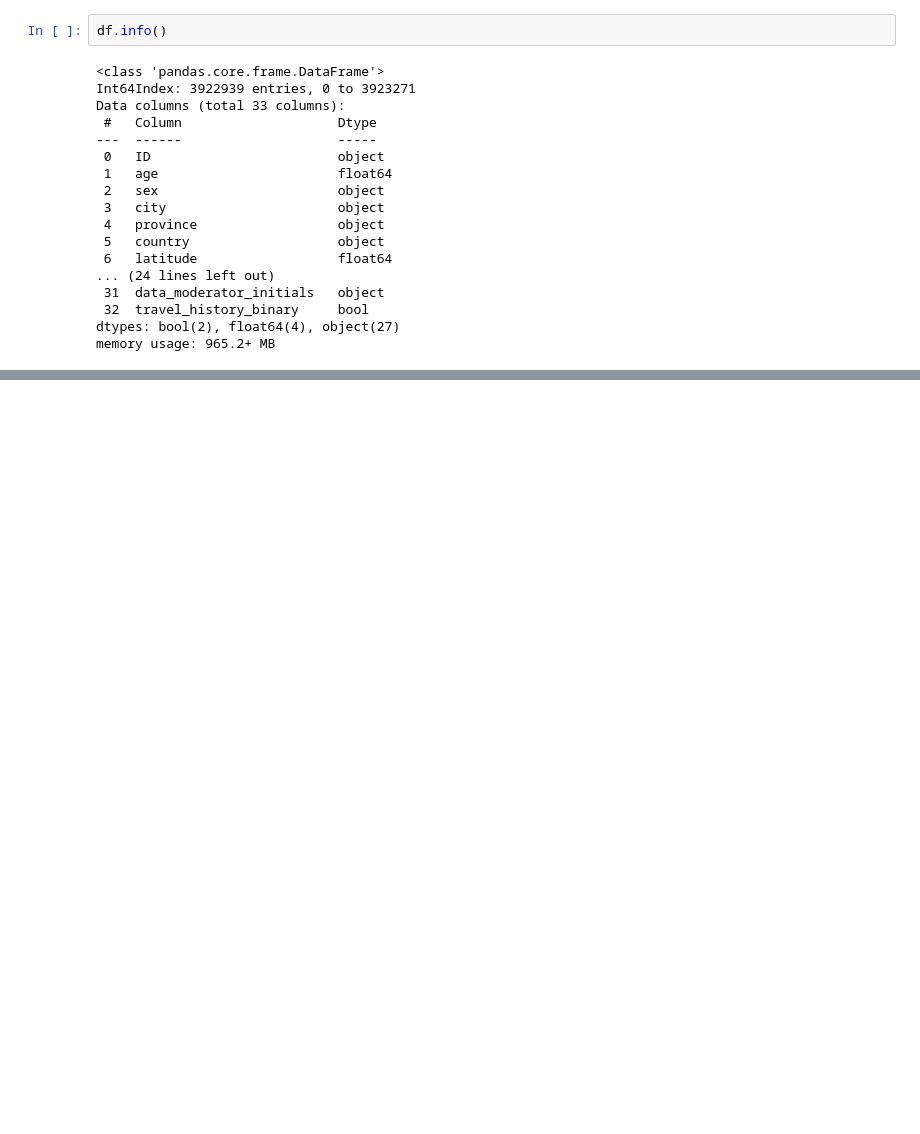
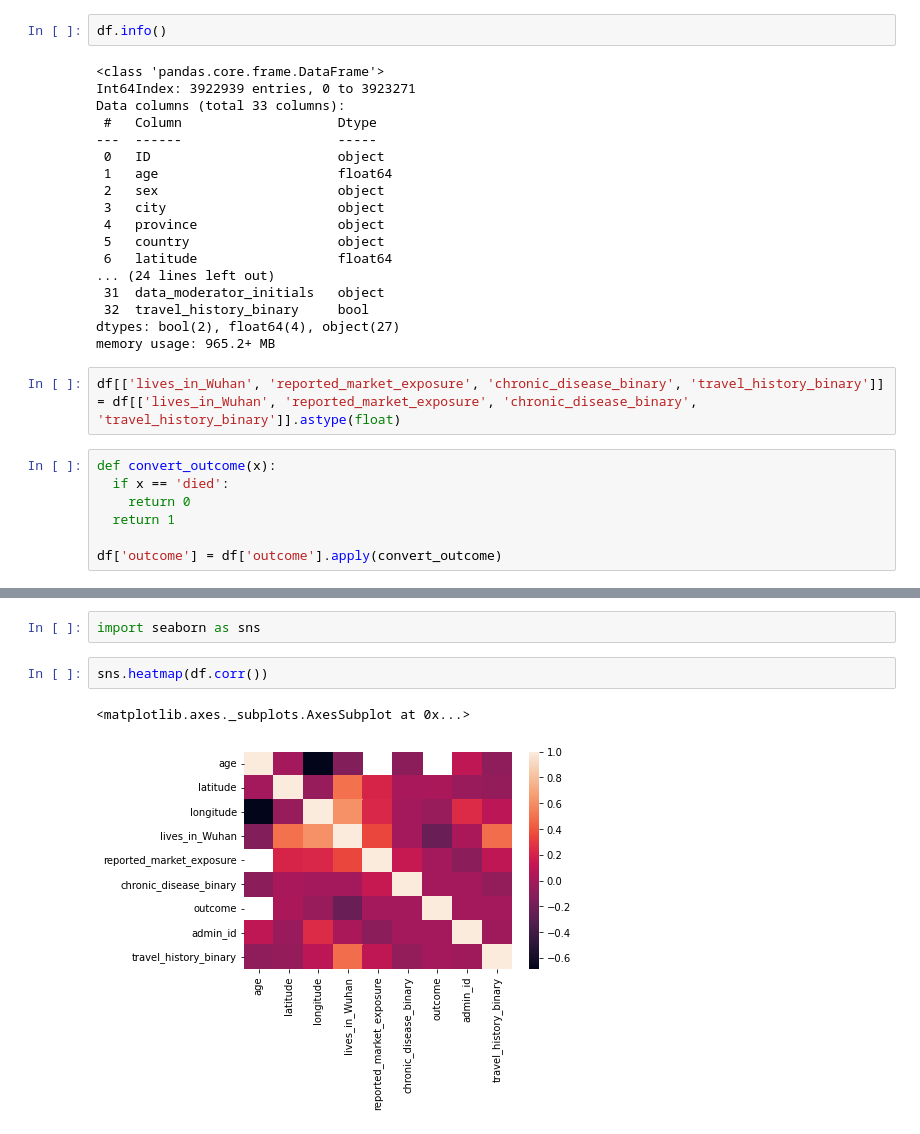
Before and after one commit to MariiaSamsonova/AIProject, a Jupyter notebook: Untitled.ipynb, the cells around one changed output, grey strips where cells are left out. Saved outputs shown, nothing was run; the diff lists cells and outputs as text; blank space fills up the shorter version.

```diff
--- a/Untitled.ipynb
+++ b/Untitled.ipynb
@@ -529,3 +543,12 @@ Data columns (total 33 columns):
  32  travel_history_binary     bool
 dtypes: bool(2), float64(4), object(27)
 memory usage: 965.2+ MB
+# %%
+df[['lives_in_Wuhan', 'reported_market_exposure', 'chronic_disease_binary', 'travel_history_binary']] = df[['lives_in_Wuhan', 'reported_market_exposure', 'chronic_disease_binary', 'travel_history_binary']].astype(float)
+# %%
+def convert_outcome(x):
+  if x == 'died':
+    return 0
+  return 1
+
+df['outcome'] = df['outcome'].apply(convert_outcome)
@@ -531,0 +588,7 @@ memory usage: 965.2+ MB
+# %%
+import seaborn as sns
+# %%
+sns.heatmap(df.corr())
+# %% [output]
+<matplotlib.axes._subplots.AxesSubplot at 0x...>
+[figure, added]
```
Also changed, not shown: parts of 32 cells of this notebook.
